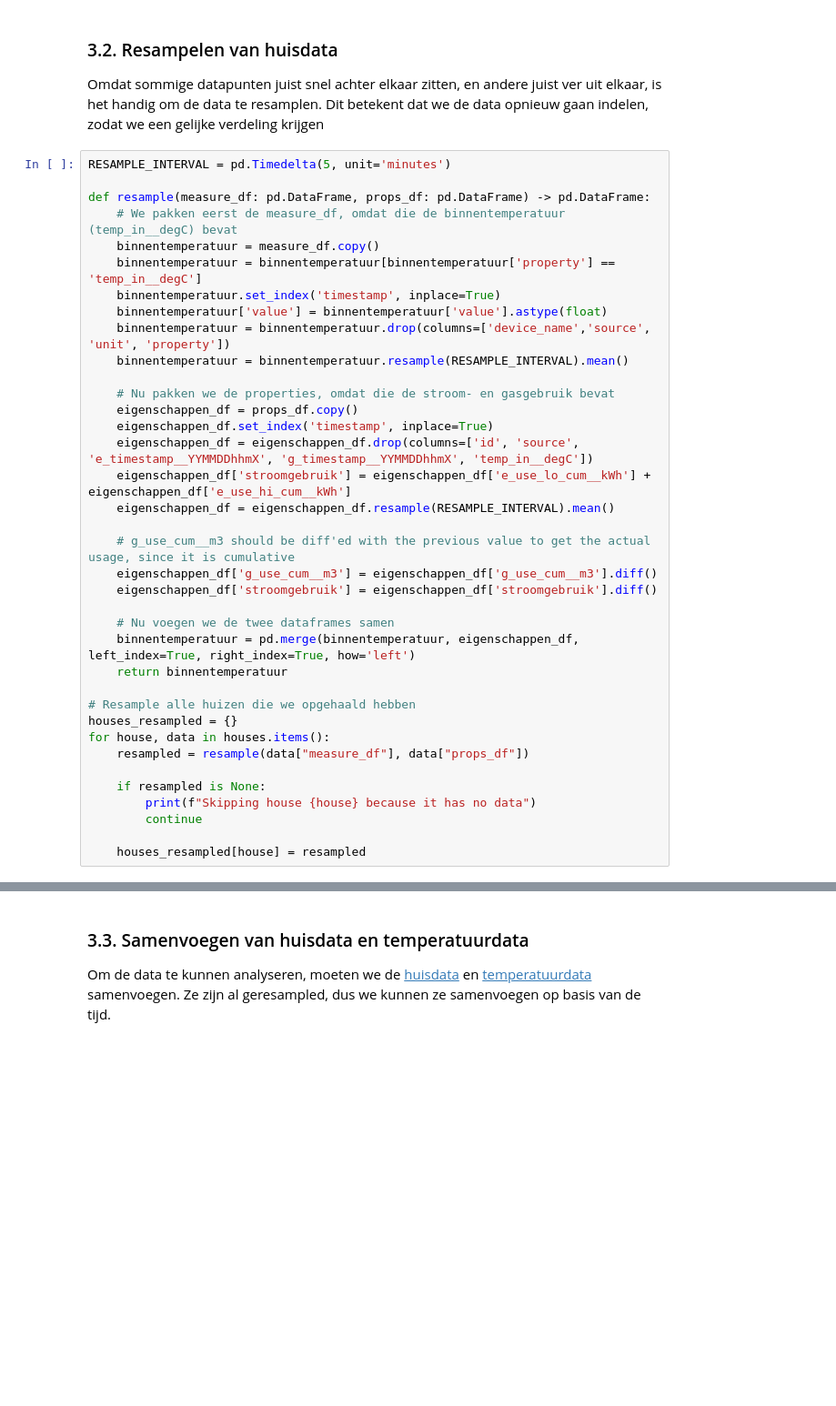
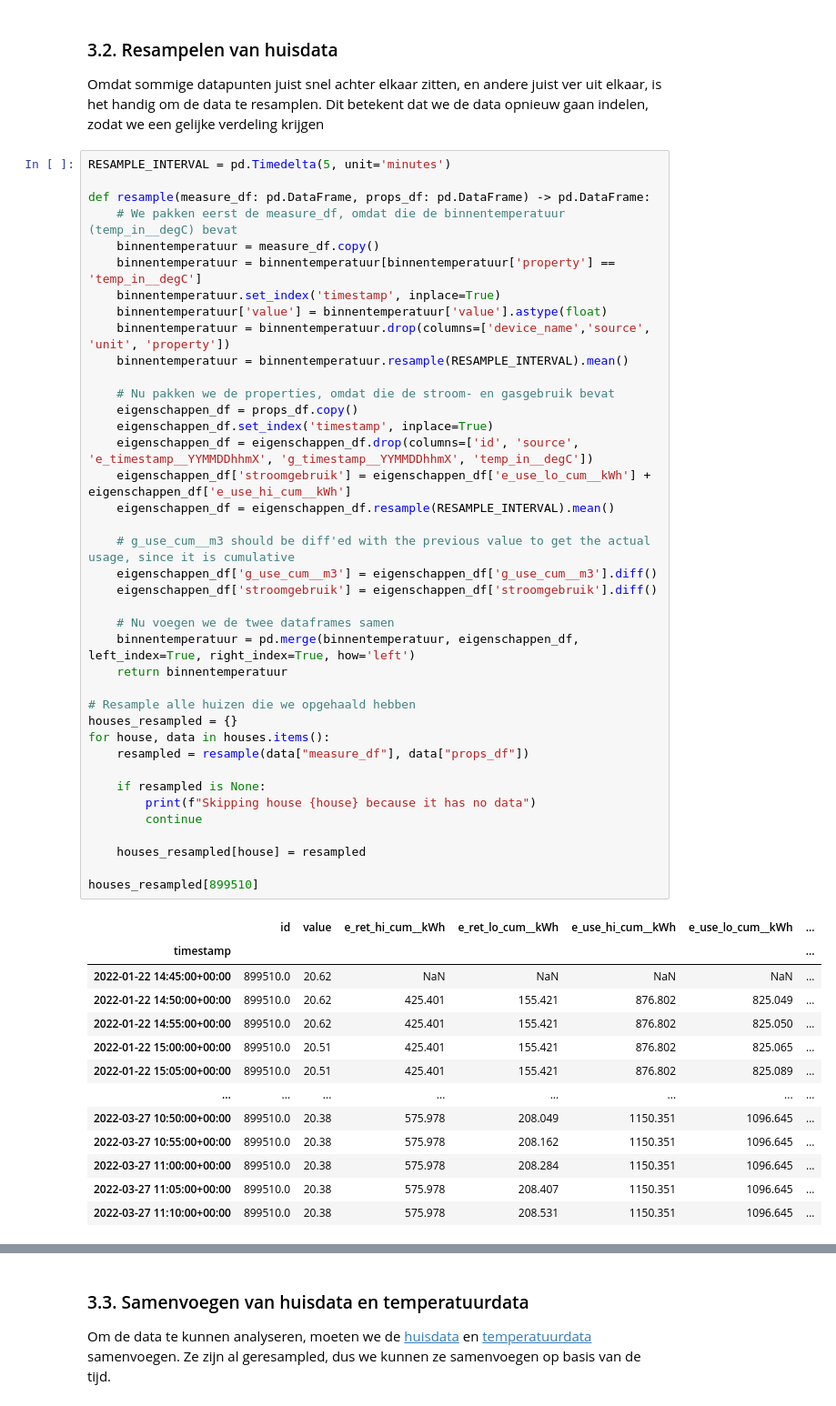
Before and after one commit to usadson/machine-learning, a Jupyter notebook: Thema 1/Themaopdracht/Opdracht.ipynb, the cells around one changed output, grey strips where cells are left out. Shown: that part at 91% size. Cells and saved outputs as stored; diff of their text form; blank space fills up the shorter version.

```diff
--- a/Thema 1/Themaopdracht/Opdracht.ipynb
+++ b/Thema 1/Themaopdracht/Opdracht.ipynb
@@ -231,30 +235,46 @@ def resample(measure_df: pd.DataFrame, props_df: pd.DataFrame) -> pd.DataFrame:
     binnentemperatuur.set_index('timestamp', inplace=True)
     binnentemperatuur['value'] = binnentemperatuur['value'].astype(float)
     binnentemperatuur = binnentemperatuur.drop(columns=['device_name','source', 'unit', 'property'])
     binnentemperatuur = binnentemperatuur.resample(RESAMPLE_INTERVAL).mean()
 
     # Nu pakken we de properties, omdat die de stroom- en gasgebruik bevat
     eigenschappen_df = props_df.copy()
     eigenschappen_df.set_index('timestamp', inplace=True)
     eigenschappen_df = eigenschappen_df.drop(columns=['id', 'source', 'e_timestamp__YYMMDDhhmX', 'g_timestamp__YYMMDDhhmX', 'temp_in__degC'])
     eigenschappen_df['stroomgebruik'] = eigenschappen_df['e_use_lo_cum__kWh'] + eigenschappen_df['e_use_hi_cum__kWh']
     eigenschappen_df = eigenschappen_df.resample(RESAMPLE_INTERVAL).mean()
 
     # g_use_cum__m3 should be diff'ed with the previous value to get the actual usage, since it is cumulative
     eigenschappen_df['g_use_cum__m3'] = eigenschappen_df['g_use_cum__m3'].diff()
     eigenschappen_df['stroomgebruik'] = eigenschappen_df['stroomgebruik'].diff()
 
     # Nu voegen we de twee dataframes samen
     binnentemperatuur = pd.merge(binnentemperatuur, eigenschappen_df, left_index=True, right_index=True, how='left')
     return binnentemperatuur
 
 # Resample alle huizen die we opgehaald hebben
 houses_resampled = {}
 for house, data in houses.items():
     resampled = resample(data["measure_df"], data["props_df"])
 
     if resampled is None:
         print(f"Skipping house {house} because it has no data")
         continue
 
     houses_resampled[house] = resampled
+
+houses_resampled[899510]
+# %% [output]
+|  | id | value | e_ret_hi_cum__kWh | e_ret_lo_cum__kWh | e_use_hi_cum__kWh | e_use_lo_cum__kWh | ... |
+| timestamp |  |  |  |  |  |  | ... |
+| 2022-01-22 14:45:00+00:00 | 899510.0 | 20.62 | NaN | NaN | NaN | NaN | ... |
+| 2022-01-22 14:50:00+00:00 | 899510.0 | 20.62 | 425.401 | 155.421 | 876.802 | 825.049 | ... |
+| 2022-01-22 14:55:00+00:00 | 899510.0 | 20.62 | 425.401 | 155.421 | 876.802 | 825.050 | ... |
+| 2022-01-22 15:00:00+00:00 | 899510.0 | 20.51 | 425.401 | 155.421 | 876.802 | 825.065 | ... |
+| 2022-01-22 15:05:00+00:00 | 899510.0 | 20.51 | 425.401 | 155.421 | 876.802 | 825.089 | ... |
+| ... | ... | ... | ... | ... | ... | ... | ... |
+| 2022-03-27 10:50:00+00:00 | 899510.0 | 20.38 | 575.978 | 208.049 | 1150.351 | 1096.645 | ... |
+| 2022-03-27 10:55:00+00:00 | 899510.0 | 20.38 | 575.978 | 208.162 | 1150.351 | 1096.645 | ... |
+| 2022-03-27 11:00:00+00:00 | 899510.0 | 20.38 | 575.978 | 208.284 | 1150.351 | 1096.645 | ... |
+| 2022-03-27 11:05:00+00:00 | 899510.0 | 20.38 | 575.978 | 208.407 | 1150.351 | 1096.645 | ... |
+| 2022-03-27 11:10:00+00:00 | 899510.0 | 20.38 | 575.978 | 208.531 | 1150.351 | 1096.645 | ... |
```
Also changed, not shown: parts of 12 cells of this notebook, 3 other files.
